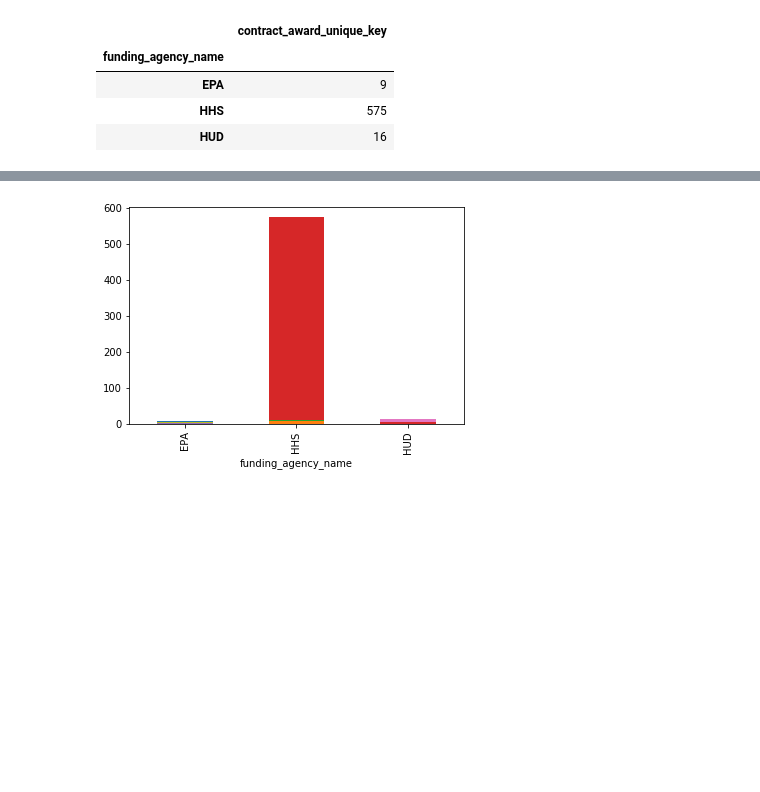
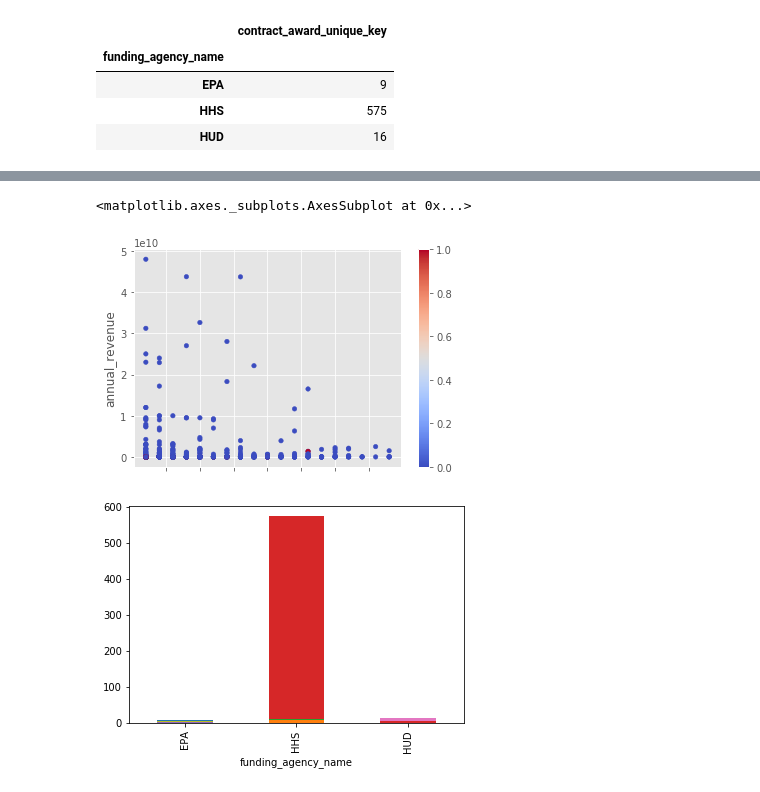
Before and after one commit to pdebree/CS506-Project, a Jupyter notebook: exploration.ipynb, the cells around one changed output, grey strips where cells are left out. Drawn from its saved outputs; the diff is of its cells as text; code cells hidden in the pictures; blank space fills up the shorter version.

```diff
--- a/exploration.ipynb
+++ b/exploration.ipynb
@@ -212,3 +180,20 @@ Name: recipient_name, dtype: int64
+# %%
+reps = reps.merge(contracts.groupby('recipient_name')[['minority_owned_business']].any(), left_index=True, right_index=True)
+# %%
+reps = reps.merge(contracts.groupby('recipient_name')[['black_american_owned_business']].any(), left_index=True, right_index=True)
+# %%
+reps = reps.merge(contracts.groupby('recipient_name')[['hispanic_american_owned_business']].any(), left_index=True, right_index=True)
+# %%
+reps_no = reps.dropna()
+
+reps_no = reps_no[reps_no['annual_revenue'].astype(int) < 50e+9]
+reps_no = reps_no[reps_no['number_of_grants'] < 20]
+# %%
+reps_no.plot(kind='scatter', x='number_of_grants', y='annual_revenue',
+          c=reps_no['minority_owned_business'], cmap='coolwarm')
+# %% [output]
+<matplotlib.axes._subplots.AxesSubplot at 0x...>
+[figure, added]
 # %%
 contracts[contracts['black_american_owned_business'] == True].groupby(['funding_agency_name', 'recipient_name'])[['contract_award_unique_key']].count().unstack().plot(kind='bar',stacked=True, legend=False)
 plt.show()
```
Also changed, not shown: parts of 22 cells of this notebook, 1 other file.
